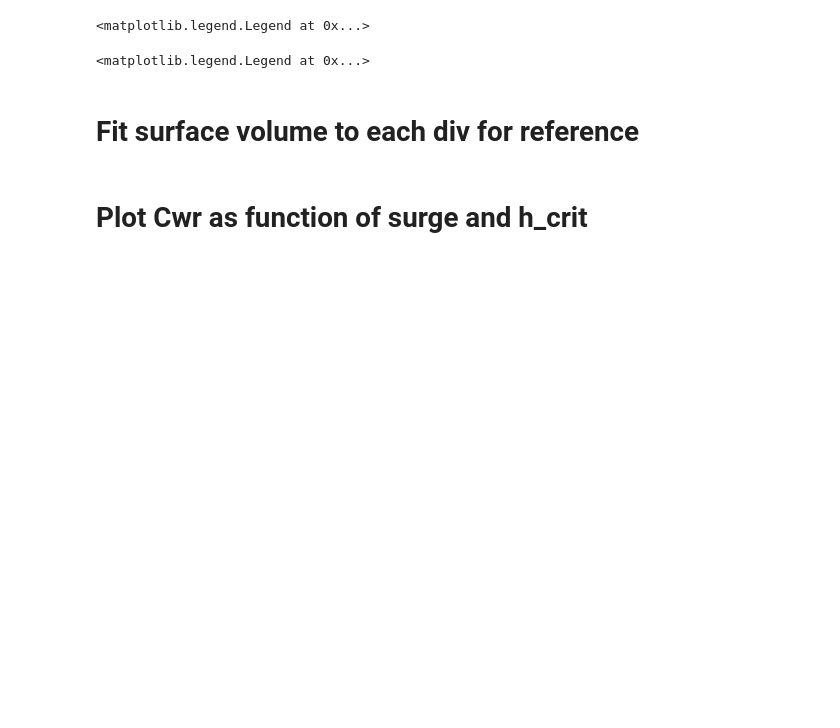
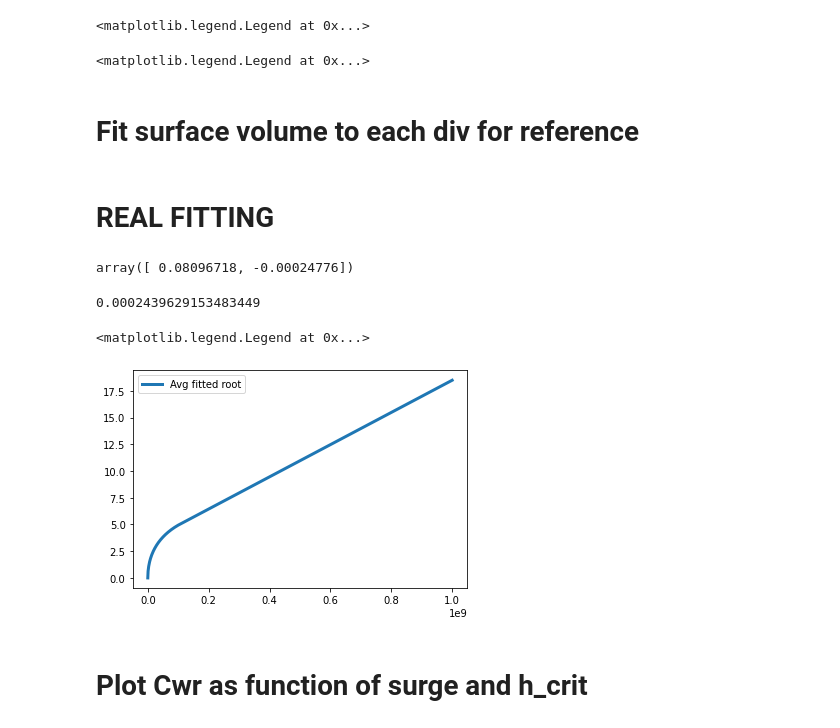
Before and after one commit to ym2540/GISSR_Optimization, a Jupyter notebook: ideal/ideal_test.ipynb, the cells around one changed output. Drawn from its saved outputs; the diff is of its cells as text; code cells hidden in the pictures; blank space fills up the shorter version.

Commit message:
Updated surfaceV function and coefficients for it. Made templates for Makefile and setrun. Infrastructure for creating jobs done. Updated code in both ideal/ and gp_opt/.

```diff
--- a/ideal/ideal_test.ipynb
+++ b/ideal/ideal_test.ipynb
@@ -276,6 +281,45 @@ for div in range(18):
     plt.plot(vol, h, 'tab:grey', alpha=0.3)
 # %%
 plt.savefig("Output/fitted_surfaceV.png", transparent=True, bbox_inches='tight')
+# %% [markdown]
+# REAL FITTING
+# %%
+def surfaceV_root(vol, a, b):
+    shore_length = 19*800
+    vol_per_l = vol/shore_length
+    return a*np.sqrt(vol_per_l) + b*vol_per_l
+
+files = glob.glob(r"../NewSurfaceVolumeCombined/LMN_div18_*.csv")
+H = np.append(np.linspace(0, 3, 13), np.linspace(3.5, 7, 8))
+points = np.zeros((H.size, 2))
+points[:,0] = H
+
+for i, f in enumerate(files):
+    surfaceV_h = pd.read_csv(f)
+    points[:,1] += surfaceV_h.to_numpy()[:,1]
+
+vol = points[:,1]
+h = points[:, 0]
+coeffs, cov = curve_fit(surfaceV_root, vol, h)
+coeffs
+# %% [output]
+array([ 0.08096718, -0.00024776])
+# %%
+c = (points[16,0] - points[15,0]) / (points[16,1] / (18*900) - points[15,1] / (18*900))
+def lin(vol, c):
+    return vol*c
+c
+# %% [output]
+0.0002439629153483449
+# %%
+vol = np.linspace(0, 1e9, 1000)
+h = Topo.volume_to_height(18*900, vol)
+plt.plot(vol, h, label='Avg fitted root', linewidth=3)
+#plt.scatter(points[:,1], points[:, 0], c='orange')
+plt.legend()
+# %% [output]
+<matplotlib.legend.Legend at 0x...>
+[figure, added]
 # %% [markdown]
 # Plot Cwr as function of surge and h_crit
 # %%
```
Also changed, not shown: parts of 9 cells of this notebook, 18 other files.
